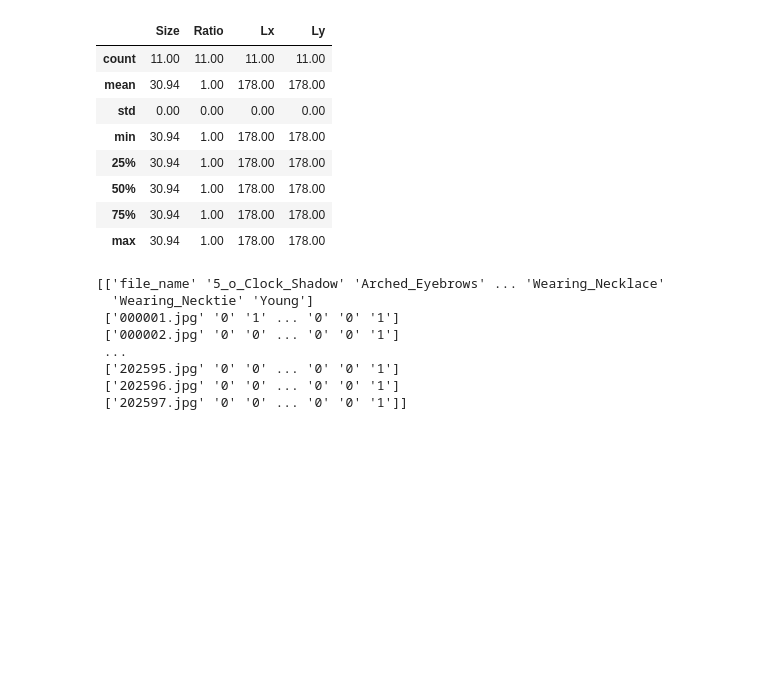
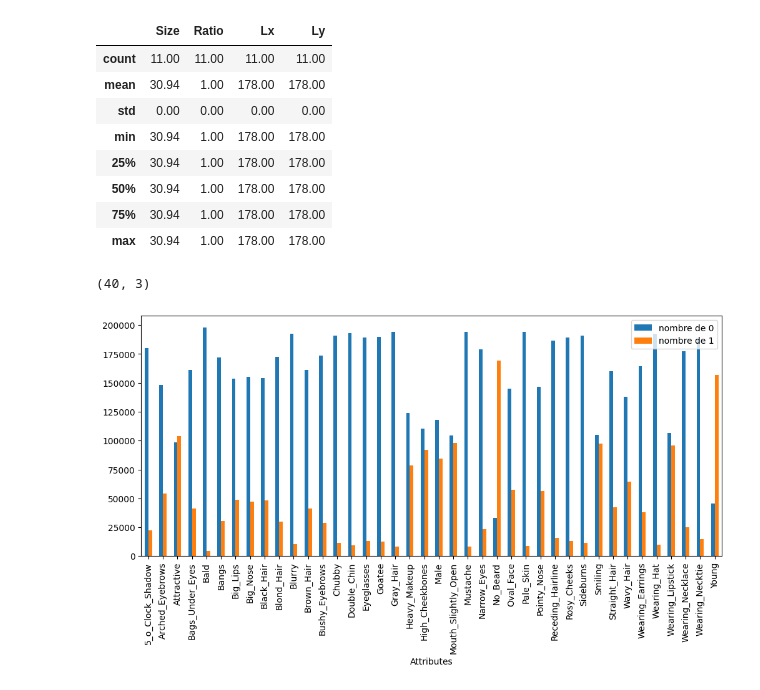
Before and after one commit to anesnabti/Fader_Network, a Jupyter notebook: Notebook_FN.ipynb, the cells around one changed output. Drawn from its saved outputs; the diff is of its cells as text; code cells hidden in the pictures; blank space fills up the shorter version.

Commit message:
Attributes Count

```diff
--- a/Notebook_FN.ipynb
+++ b/Notebook_FN.ipynb
@@ -118,11 +115,19 @@ test = np.load('./data/ATTRIBUTS.npy')
-# %%
-print(test)
-# %% [output]
-[['file_name' '5_o_Clock_Shadow' 'Arched_Eyebrows' ... 'Wearing_Necklace'
-  'Wearing_Necktie' 'Young']
- ['000001.jpg' '0' '1' ... '0' '0' '1']
- ['000002.jpg' '0' '0' ... '0' '0' '1']
- ...
- ['202595.jpg' '0' '0' ... '0' '0' '1']
- ['202596.jpg' '0' '0' ... '0' '0' '1']
- ['202597.jpg' '0' '0' ... '0' '0' '1']]
+# %%
+categorical_1 = np.array(dataset_desc.keys()[1:])
+numerical = []
+tot = len(dataset_desc[dataset_desc.keys()[1]])
+
+for i in categorical_1:
+    d = dataset_desc[i].sum(axis = 0)
+    val = [i,int(tot - d), int(d)]
+    numerical.append(val)
+
+data = numerical
+print(np.array(data).shape)
+df=pd.DataFrame(data,columns=["Attributes","nombre de 0", "nombre de 1"])
+df.plot(x="Attributes", y=["nombre de 0", "nombre de 1"], kind="bar",figsize=(12,5))
+plt.savefig('Attributes Counts')
+plt.show()
+# %% [output]
+(40, 3)
+[figure, added]
```
Also changed, not shown: parts of 2 cells of this notebook.
